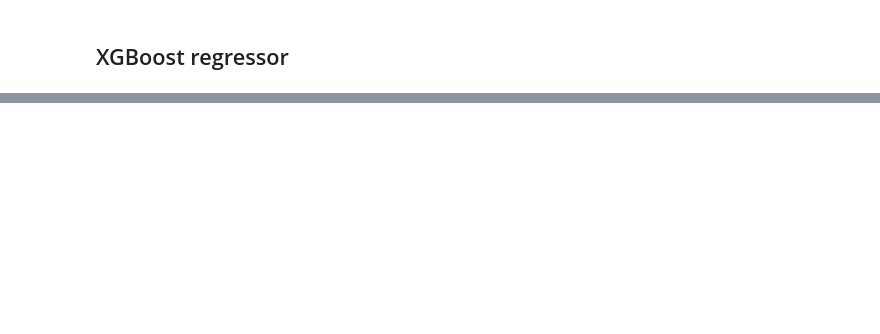
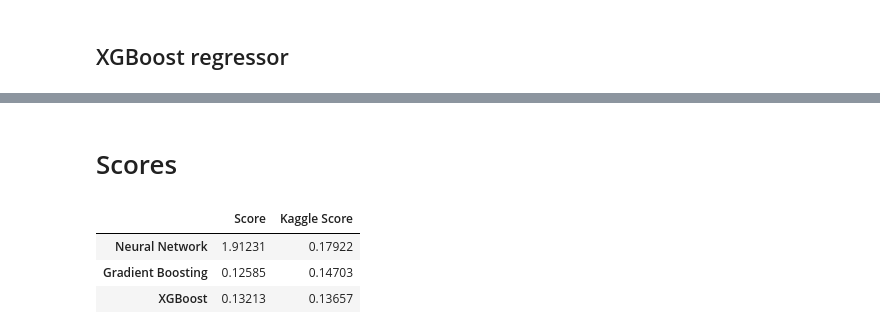
Before and after one commit to Gedas-LT/kaggle-ames-house-prices-boost, a Jupyter notebook: notebook.ipynb, the cells around one changed output, grey strips where cells are left out. Drawn from its saved outputs; the diff is of its cells as text; code cells hidden in the pictures; blank space fills up the shorter version.

```diff
--- a/notebook.ipynb
+++ b/notebook.ipynb
@@ -242,0 +319,24 @@ abs(xgb_r_scores.mean())
+# %% [markdown]
+# Scores
+# %%
+nnet_score = 1.91231
+gbr_score = 0.12585
+xgboost_score = 0.13213
+
+kaggle_nnet_score = 0.17922
+kaggle_gbr_score = 0.14703
+kaggle_xgboost_score = 0.13657
+
+
+
+scores_table = pd.DataFrame({"Score": [nnet_score, gbr_score, xgboost_score],
+                             "Kaggle Score": [kaggle_nnet_score, kaggle_gbr_score, kaggle_xgboost_score]}).set_axis(
+                                 ["Neural Network", "Gradient Boosting", "XGBoost"], axis="index"
+                             )
+
+scores_table
+# %% [output]
+|  | Score | Kaggle Score |
+| Neural Network | 1.91231 | 0.17922 |
+| Gradient Boosting | 0.12585 | 0.14703 |
+| XGBoost | 0.13213 | 0.13657 |
```
Also changed, not shown: parts of 18 cells of this notebook, 3 other files.
